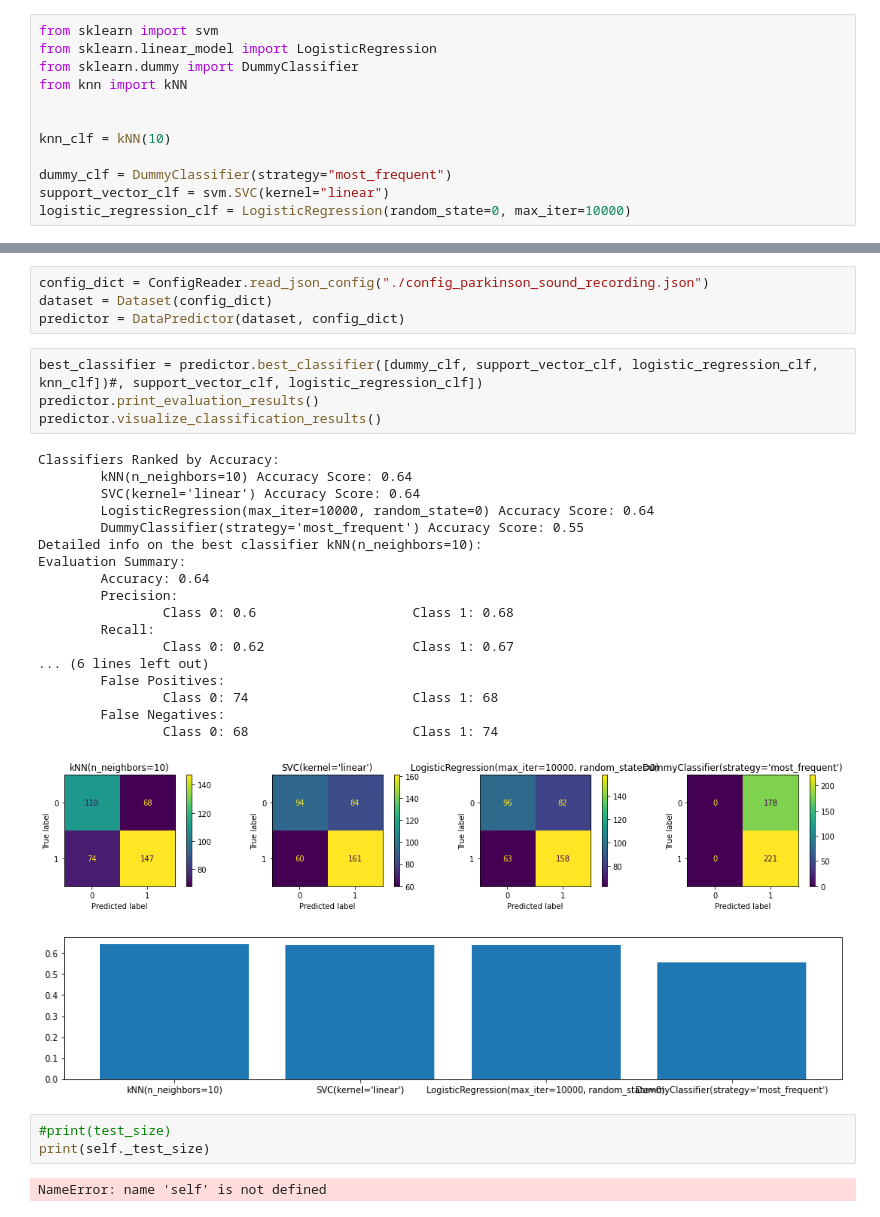
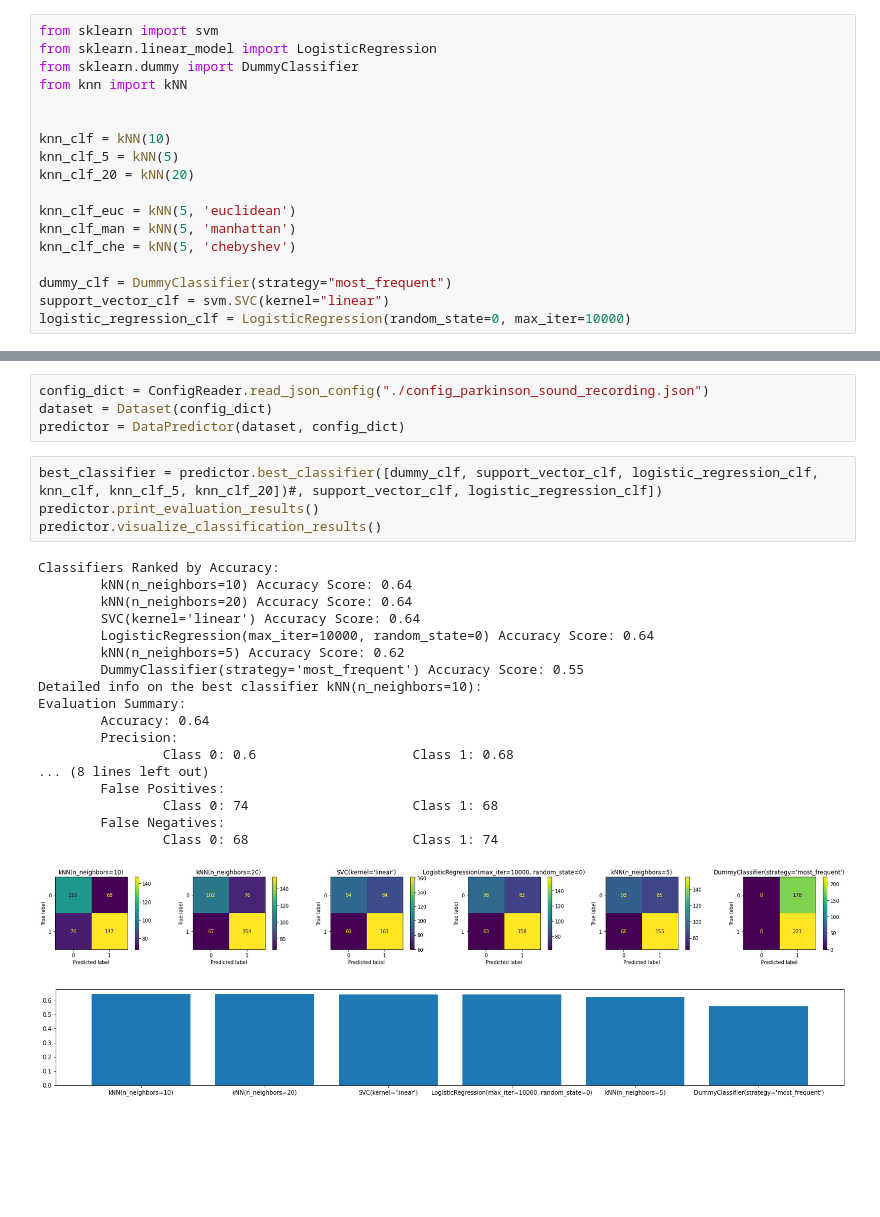
Before and after one commit to tparkhomenko/-python-assignment-2-Supervised-Machine-Learning, a Jupyter notebook: test_classes-2.ipynb, the cells around one changed output, grey strips where cells are left out. Drawn from its saved outputs; the diff is of its cells as text; blank space fills up the shorter version.

```diff
--- a/test_classes-2.ipynb
+++ b/test_classes-2.ipynb
@@ -44,6 +25,12 @@ from knn import kNN
 
 
 knn_clf = kNN(10)
+knn_clf_5 = kNN(5)
+knn_clf_20 = kNN(20)
+
+knn_clf_euc = kNN(5, 'euclidean')
+knn_clf_man = kNN(5, 'manhattan')
+knn_clf_che = kNN(5, 'chebyshev')
 
 dummy_clf = DummyClassifier(strategy="most_frequent")
 support_vector_clf = svm.SVC(kernel="linear")
@@ -119,31 +106,26 @@ config_dict = ConfigReader.read_json_config("./config_parkinson_sound_recording.
 dataset = Dataset(config_dict)
 predictor = DataPredictor(dataset, config_dict)
 # %%
-best_classifier = predictor.best_classifier([dummy_clf, support_vector_clf, logistic_regression_clf, knn_clf])#, support_vector_clf, logistic_regression_clf])
+best_classifier = predictor.best_classifier([dummy_clf, support_vector_clf, logistic_regression_clf, knn_clf, knn_clf_5, knn_clf_20])#, support_vector_clf, logistic_regression_clf])
 predictor.print_evaluation_results()
 predictor.visualize_classification_results()
 # %% [output]
 Classifiers Ranked by Accuracy:
         kNN(n_neighbors=10) Accuracy Score: 0.64
+        kNN(n_neighbors=20) Accuracy Score: 0.64
         SVC(kernel='linear') Accuracy Score: 0.64
         LogisticRegression(max_iter=10000, random_state=0) Accuracy Score: 0.64
+        kNN(n_neighbors=5) Accuracy Score: 0.62
         DummyClassifier(strategy='most_frequent') Accuracy Score: 0.55
 Detailed info on the best classifier kNN(n_neighbors=10):
 Evaluation Summary:
         Accuracy: 0.64
         Precision:
                 Class 0: 0.6                    Class 1: 0.68
-        Recall:
-                Class 0: 0.62                   Class 1: 0.67
-... (6 lines left out)
+... (8 lines left out)
         False Positives:
                 Class 0: 74                     Class 1: 68
         False Negatives:
                 Class 0: 68                     Class 1: 74
-[figure, old version]
+[figure, new version]
-[figure, old version]
+[figure, new version]
-# %%
-#print(test_size)
-print(self._test_size)
-# %% [output]
-NameError: name 'self' is not defined
```
Also changed, not shown: parts of 7 cells of this notebook, 7 other files.
